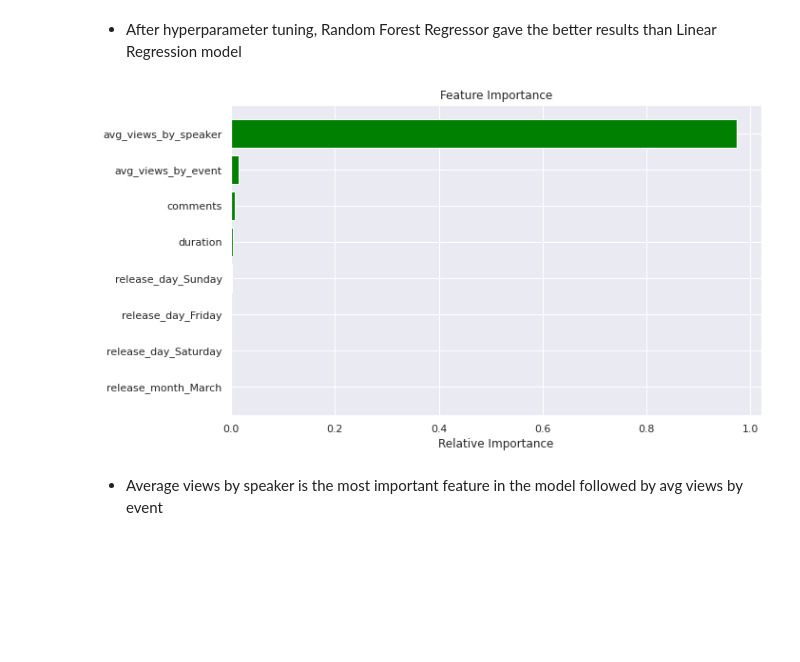
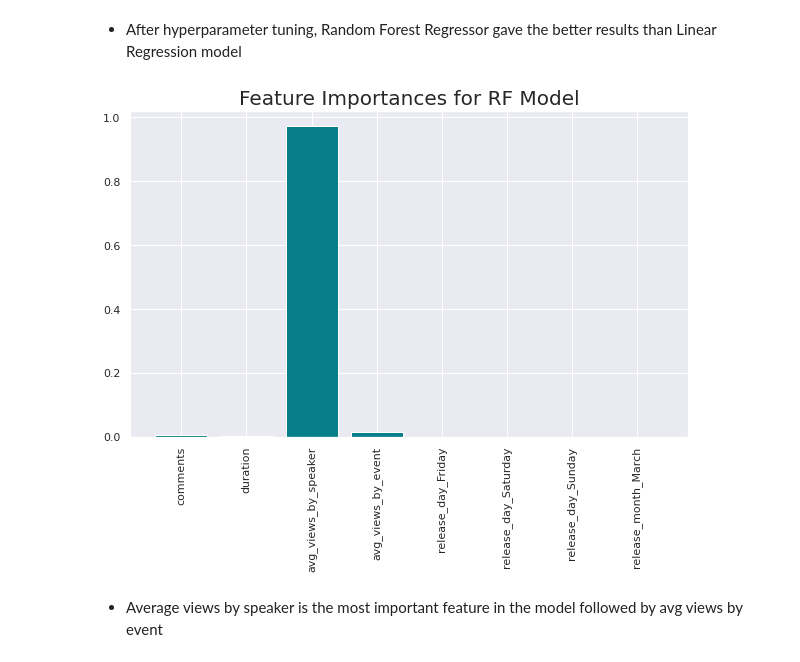
Before and after one commit to Aehteshaam-Shaikh/Ted-Talk-views-prediction, a Jupyter notebook: Ted_Talk_Views_Prediction.ipynb, the cells around one changed output. Cells and saved outputs as stored; diff of their text form; code cells hidden in the pictures; blank space fills up the shorter version.

```diff
--- a/Ted_Talk_Views_Prediction.ipynb
+++ b/Ted_Talk_Views_Prediction.ipynb
@@ -1010,15 +1010,14 @@ optimal_rf_model
 features = X_train.columns
 importances = rf2_grid.best_estimator_.feature_importances_
 indices = np.argsort(importances)
-# %%
-# plotting important features
-plt.figure(figsize=(10,6))
-plt.barh(range(len(indices)), importances[indices], color='green', align='center')
-plt.yticks(range(len(indices)), [features[i] for i in indices])
-plt.title('Feature Importance')
-plt.xlabel('Relative Importance');
-# %% [output]
-[figure, removed]
+# %%
+plt.figure(figsize=(10,6))
+plt.bar(x=features, height=importances, color='#087E8B')
+plt.title('Feature Importances for RF Model', size=20)
+plt.xticks(rotation='vertical')
+plt.show()
+# %% [output]
+[figure, added]
 # %% [markdown]
 * Average views by speaker is the most important feature in the model followed by avg views by event
 # %% [markdown]
```
Also changed, not shown: parts of 18 cells of this notebook.
